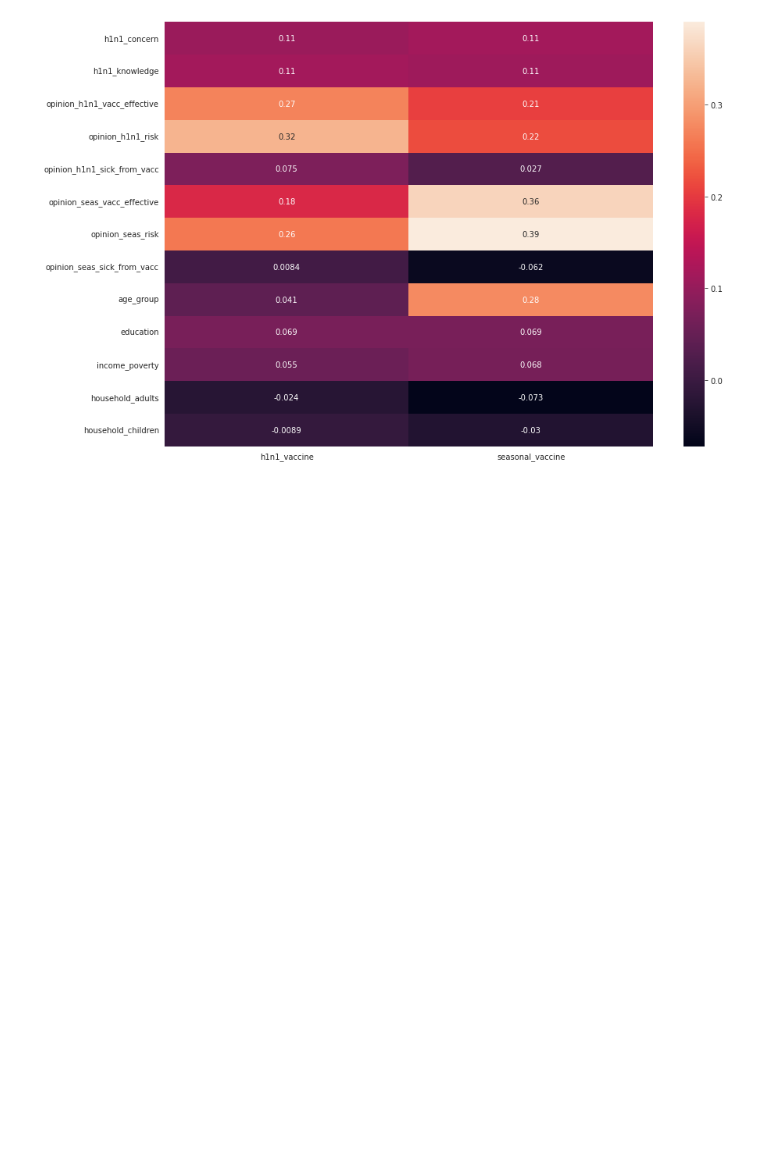
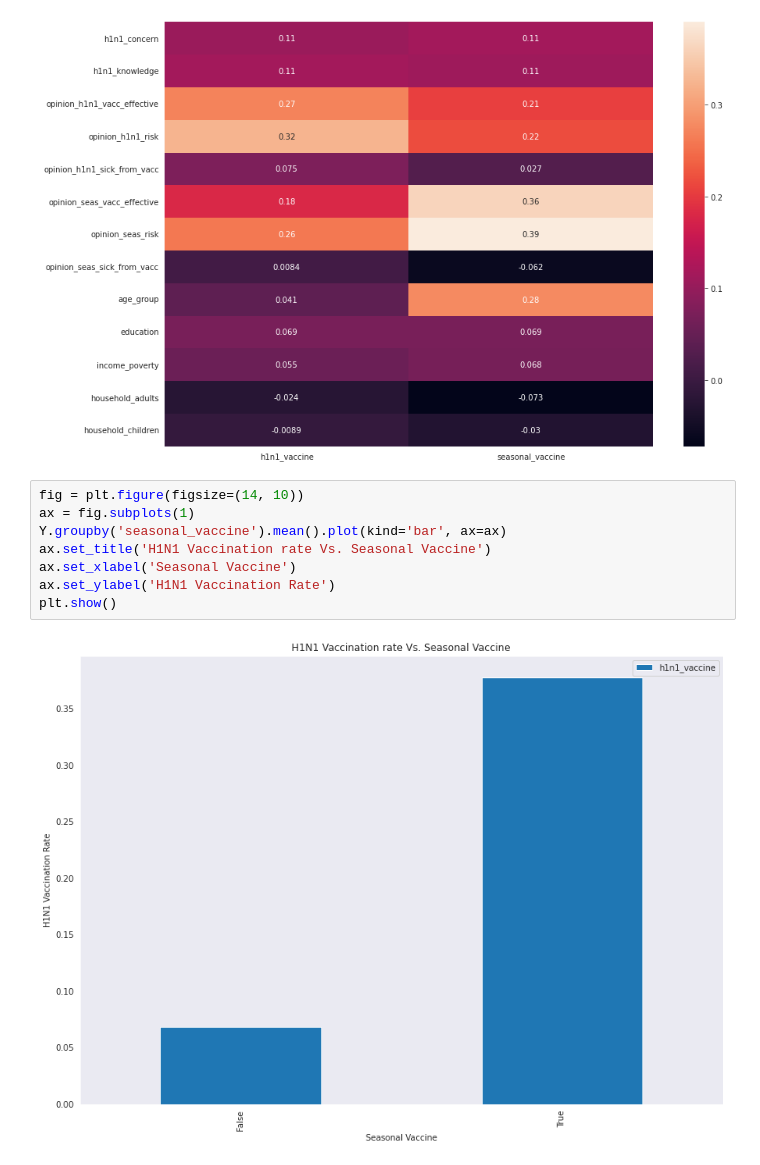
Before and after one commit to mhadjiantonis/FluShotLearning, a Jupyter notebook: FluShot.ipynb, the cells around one changed output. Saved outputs shown, nothing was run; the diff lists cells and outputs as text; blank space fills up the shorter version.

```diff
--- a/FluShot.ipynb
+++ b/FluShot.ipynb
@@ -304,3 +304,13 @@ sns.heatmap(corr_df, annot=True)
 plt.show()
 # %% [output]
 [figure]
+# %%
+fig = plt.figure(figsize=(14, 10))
+ax = fig.subplots(1)
+Y.groupby('seasonal_vaccine').mean().plot(kind='bar', ax=ax)
+ax.set_title('H1N1 Vaccination rate Vs. Seasonal Vaccine')
+ax.set_xlabel('Seasonal Vaccine')
+ax.set_ylabel('H1N1 Vaccination Rate')
+plt.show()
+# %% [output]
+[figure, added]
```
Also changed, not shown: parts of 13 cells of this notebook.
